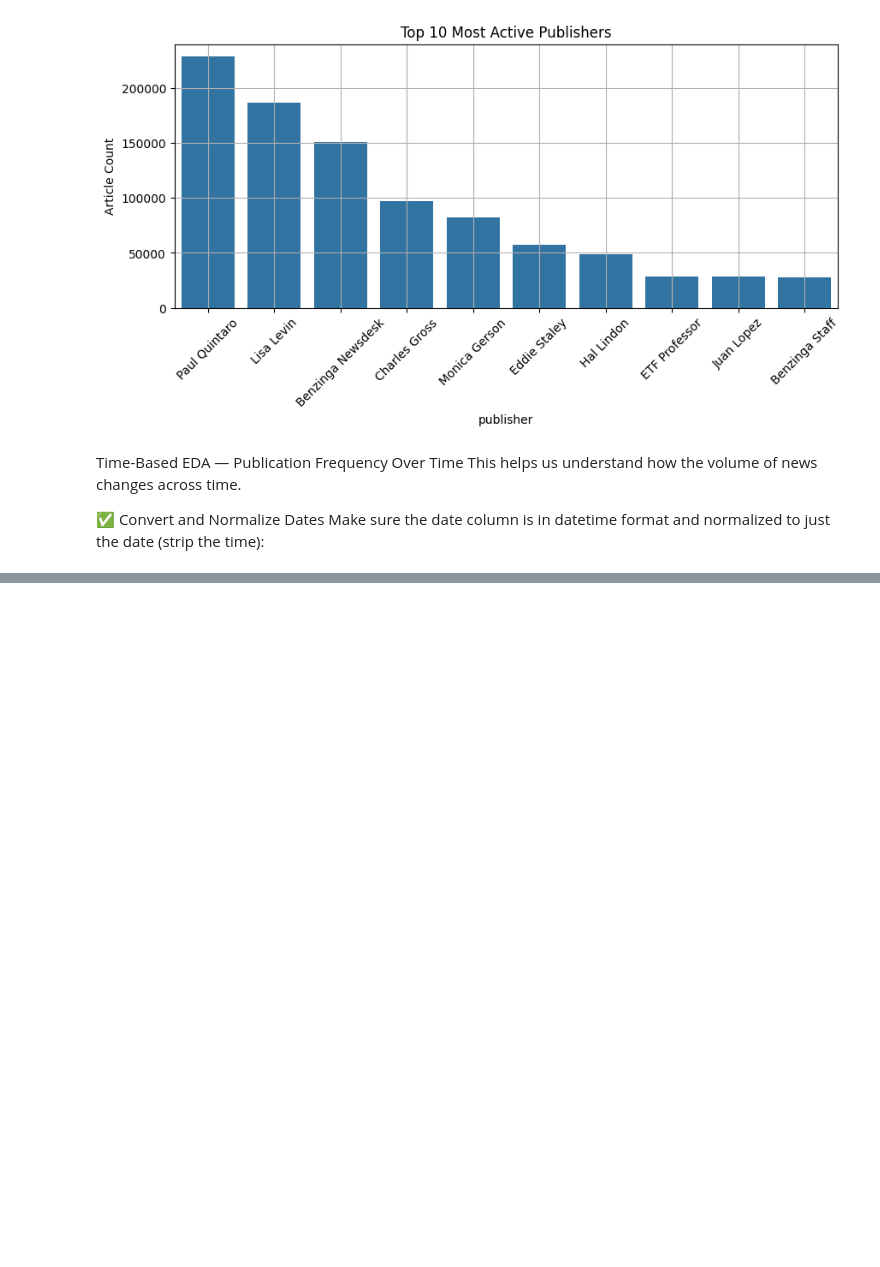
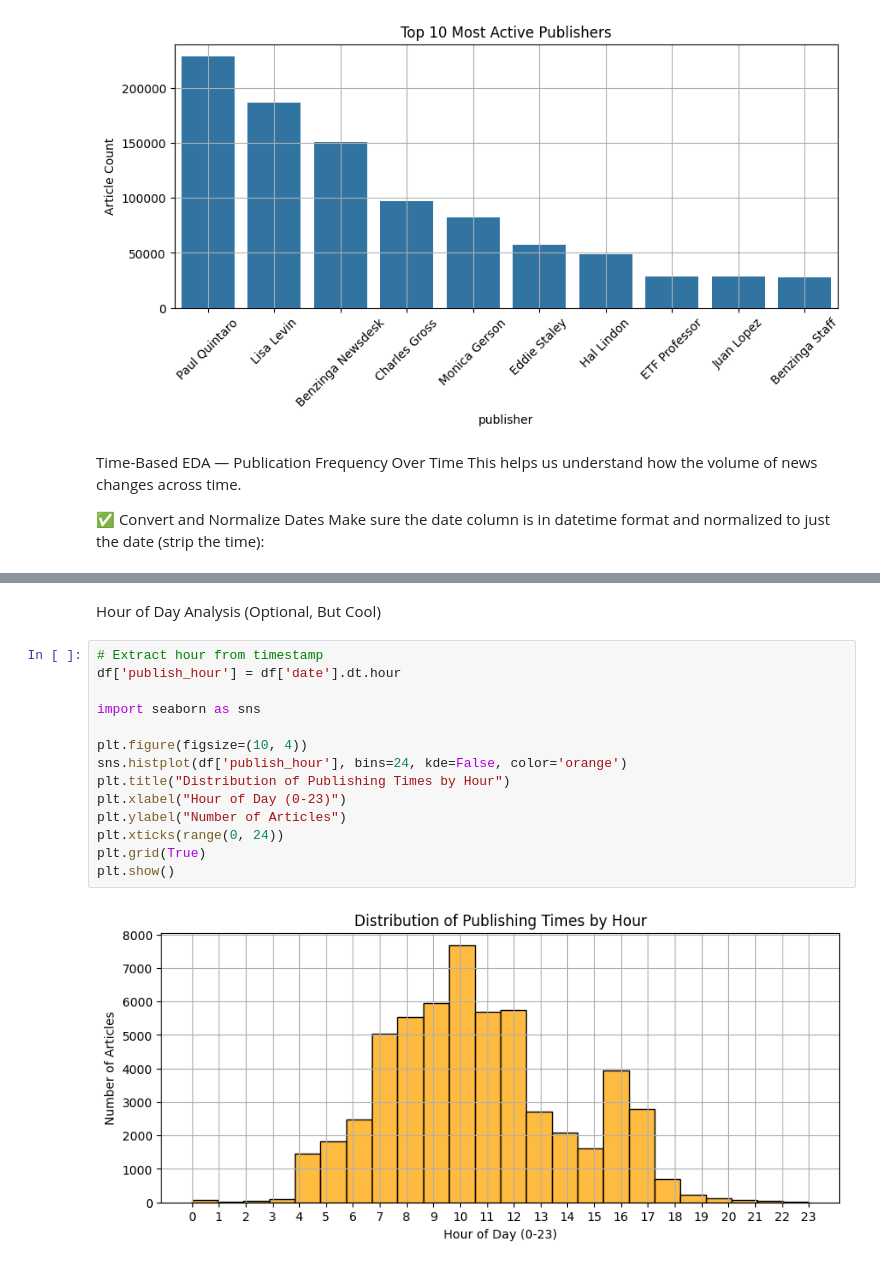
Before and after one commit to abdirehim/BSW1-News-Sentiment-Analysis, a Jupyter notebook: notebooks/eda_headlines.ipynb, the cells around one changed output, grey strips where cells are left out. Saved outputs shown, nothing was run; the diff lists cells and outputs as text; blank space fills up the shorter version.

```diff
--- a/notebooks/eda_headlines.ipynb
+++ b/notebooks/eda_headlines.ipynb
@@ -82,0 +108,18 @@ AttributeError: Can only use .dt accessor with datetimelike values
+# %% [markdown]
+ Hour of Day Analysis (Optional, But Cool)
+# %%
+# Extract hour from timestamp
+df['publish_hour'] = df['date'].dt.hour
+
+import seaborn as sns
+
+plt.figure(figsize=(10, 4))
+sns.histplot(df['publish_hour'], bins=24, kde=False, color='orange')
+plt.title("Distribution of Publishing Times by Hour")
+plt.xlabel("Hour of Day (0-23)")
+plt.ylabel("Number of Articles")
+plt.xticks(range(0, 24))
+plt.grid(True)
+plt.show()
+# %% [output]
+[figure, added]
```
Also changed, not shown: parts of 11 cells of this notebook, 2 other files.
